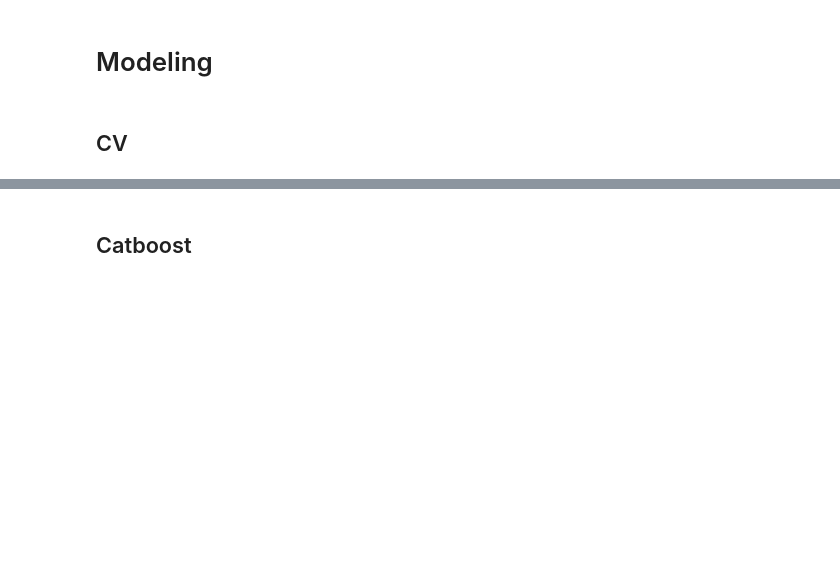
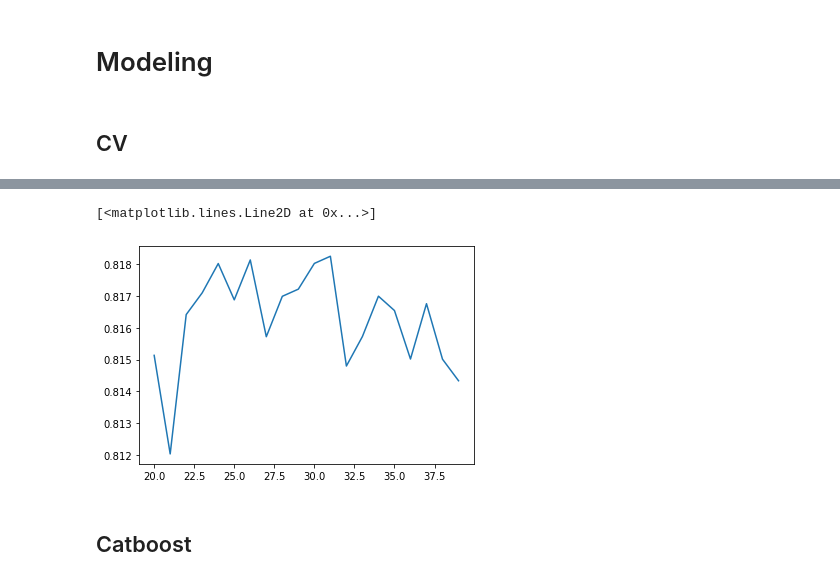
Before and after one commit to Manhow/Kaggle, a Jupyter notebook: Spaceship_Titanic.ipynb, the cells around one changed output, grey strips where cells are left out. Saved outputs shown, nothing was run; the diff lists cells and outputs as text; code cells hidden in the pictures; blank space fills up the shorter version.

```diff
--- a/Spaceship_Titanic.ipynb
+++ b/Spaceship_Titanic.ipynb
@@ -463,3 +453,9 @@ statistics.mean(scores_2)
+# %%
+i = np.arange(20, 40, 1)
+plt.plot(i, scores_on_split)
+# %% [output]
+[<matplotlib.lines.Line2D at 0x...>]
+[figure, added]
 # %% [markdown]
 ## Catboost
 # %%
```
Also changed, not shown: parts of 20 cells of this notebook.
